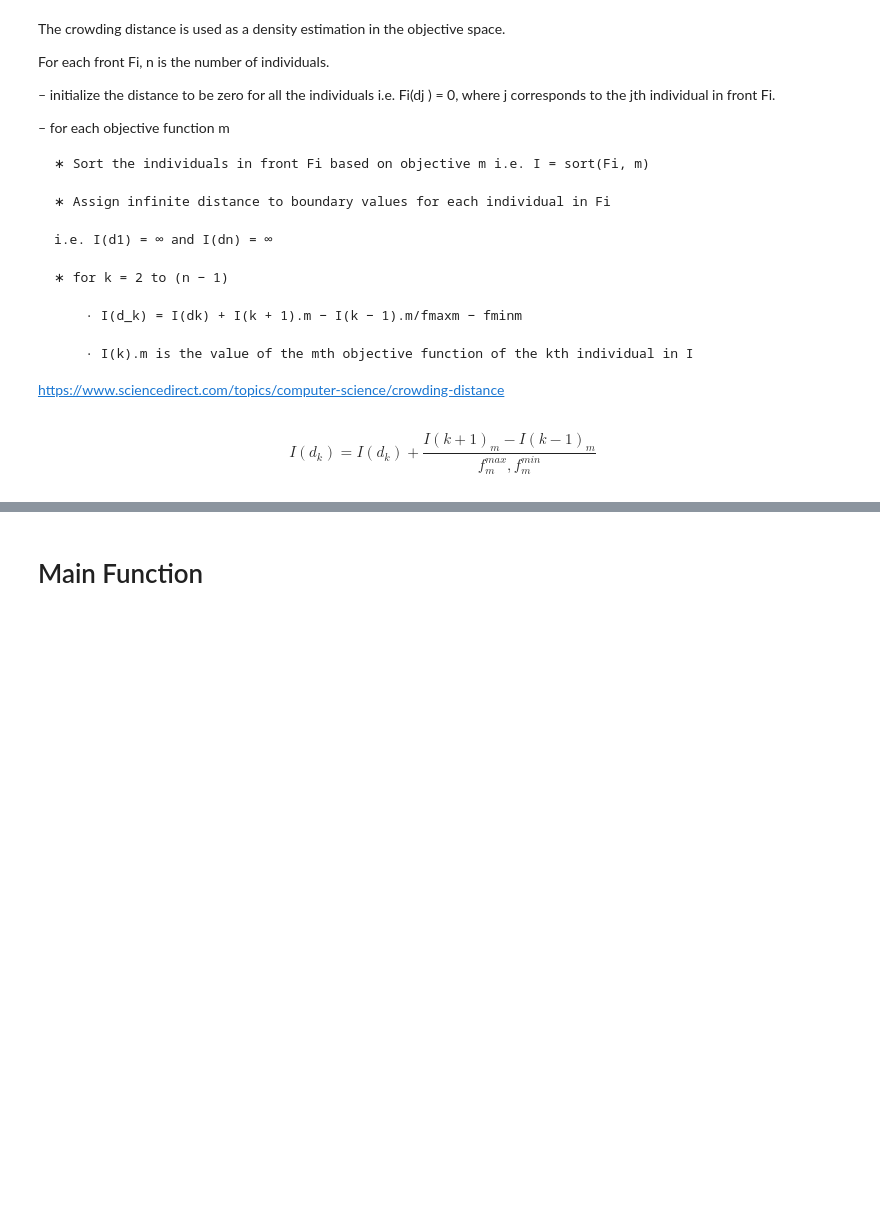
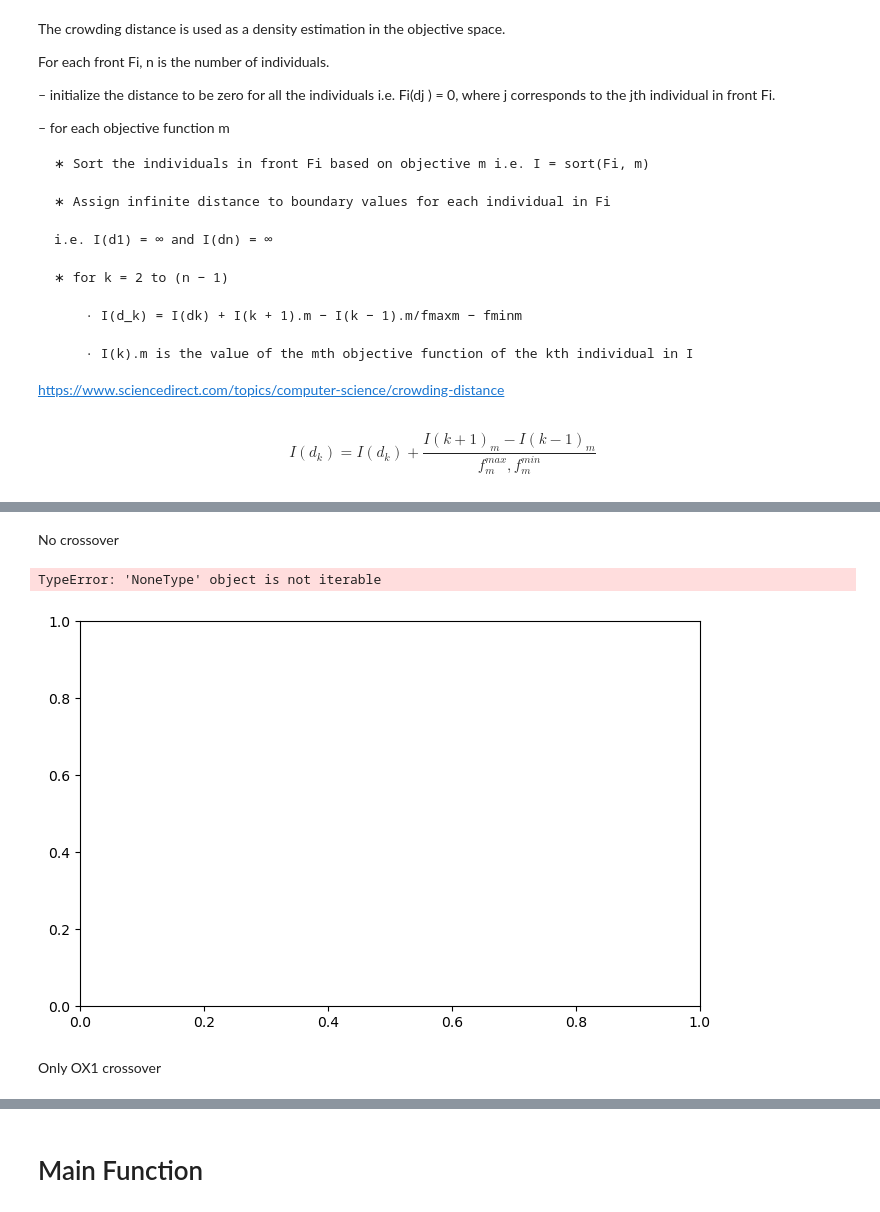
Before and after one commit to Coreopsis-cyber/Travelling-Thief-Problem, a Jupyter notebook: code/functions.ipynb, the cells around one changed output, grey strips where cells are left out. Cells and saved outputs as stored; diff of their text form; code cells hidden in the pictures; blank space fills up the shorter version.

```diff
--- a/code/functions.ipynb
+++ b/code/functions.ipynb
@@ -902,0 +1012,5 @@ def get_best_solutions(population, n_solutions): # Ursula
+# %%
+a280_n279_cross_exp_end_populations = {"no_cross": None, "only_OX1": None, "OX1_single_point": None, "OX2_two_point": None}
+a280_n279_cross_exp_pareto = {"no_cross": None, "only_OX1": None, "OX1_single_point": None, "OX2_two_point": None}
+# %% [markdown]
+No crossover
@@ -902,0 +1076,9 @@ def get_best_solutions(population, n_solutions): # Ursula
+# %%
+fig, ax = plt.subplots(figsize = (8, 5))
+for key in a280_n279_pop_size_exp_pareto.keys():
+    ax.scatter([sol.tour_cost for sol in a280_n279_cross_exp_end_populations[key]], [-1 * sol.packing_plan_cost for sol in a280_n279_cross_exp_end_populations[key]])
+# %% [output]
+TypeError: 'NoneType' object is not iterable
+[figure, added]
+# %% [markdown]
+Only OX1 crossover
```
Also changed, not shown: parts of 15 cells of this notebook.
